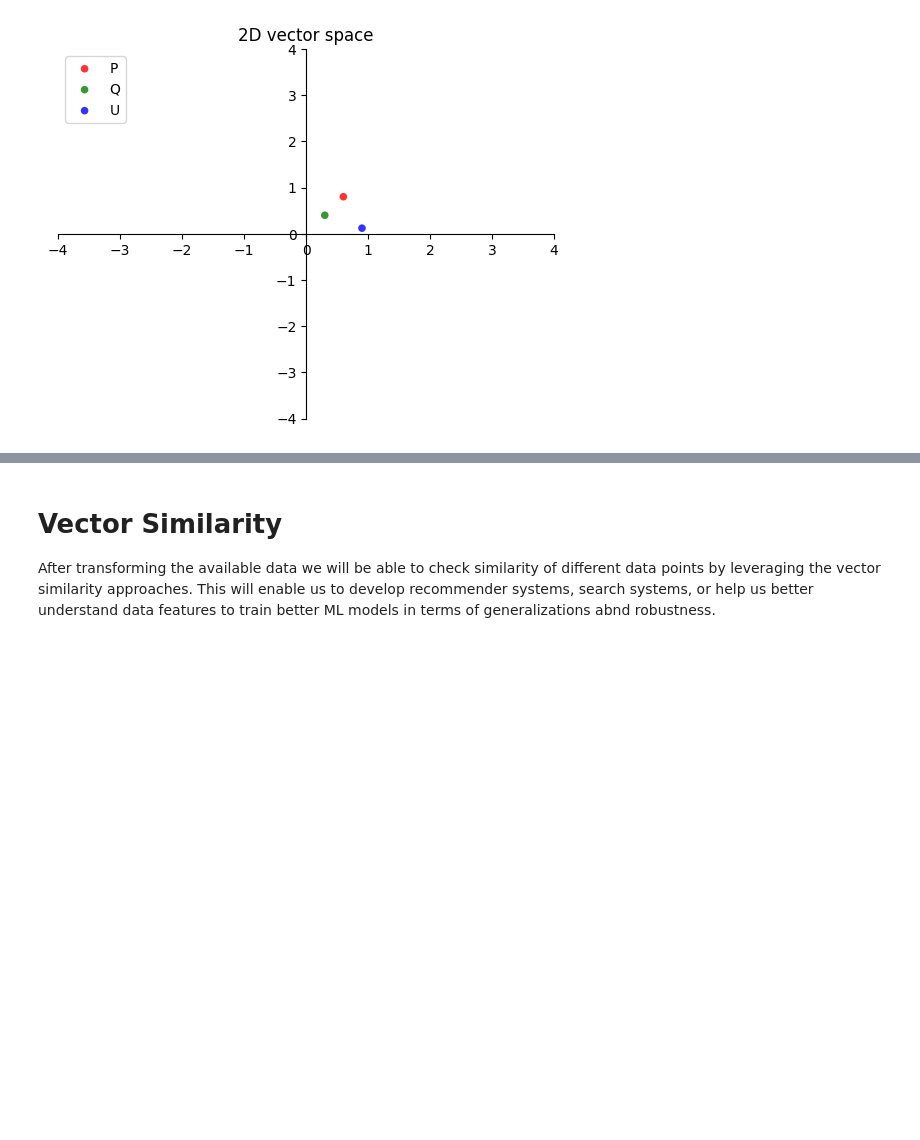
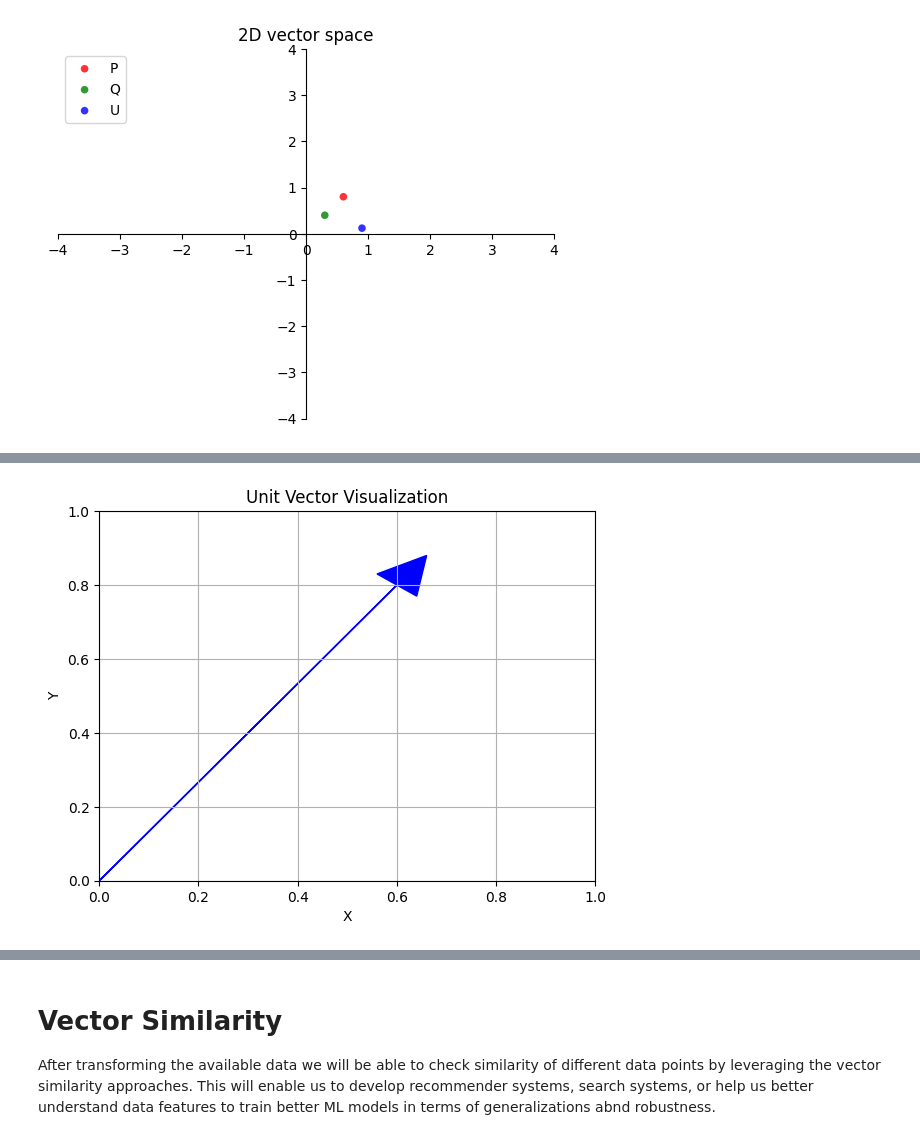
Before and after one commit to ufukhurriyetoglu/vector-normalization-for-vector-search, a Jupyter notebook: understanding_effect_of_l2_normalization_on_vector_search.ipynb, the cells around one changed output, grey strips where cells are left out. Drawn from its saved outputs; the diff is of its cells as text; code cells hidden in the pictures; blank space fills up the shorter version.

```diff
--- a/understanding_effect_of_l2_normalization_on_vector_search.ipynb
+++ b/understanding_effect_of_l2_normalization_on_vector_search.ipynb
@@ -85,0 +168,27 @@ vector_space([0.6, 0.8], [0.3, 0.4], [0.9, 0.12])
+# %%
+import numpy as np
+import matplotlib.pyplot as plt
+
+# Define the unit vector
+unit_vector = np.array([0.6, 0.8])
+
+# Create a plot
+fig, ax = plt.subplots()
+
+# Plot the unit vector as an arrow
+ax.arrow(0, 0, unit_vector[0], unit_vector[1], head_width=0.1, head_length=0.1, fc='blue', ec='blue')
+
+# Set the limits of the plot
+ax.set_xlim(0, 1)
+ax.set_ylim(0, 1)
+
+# Add labels and title
+ax.set_xlabel('X')
+ax.set_ylabel('Y')
+ax.set_title("Unit Vector Visualization")
+
+# Show the plot
+plt.grid(True)
+plt.show()
+# %% [output]
+[figure, added]
```
Also changed, not shown: parts of 11 cells of this notebook.
